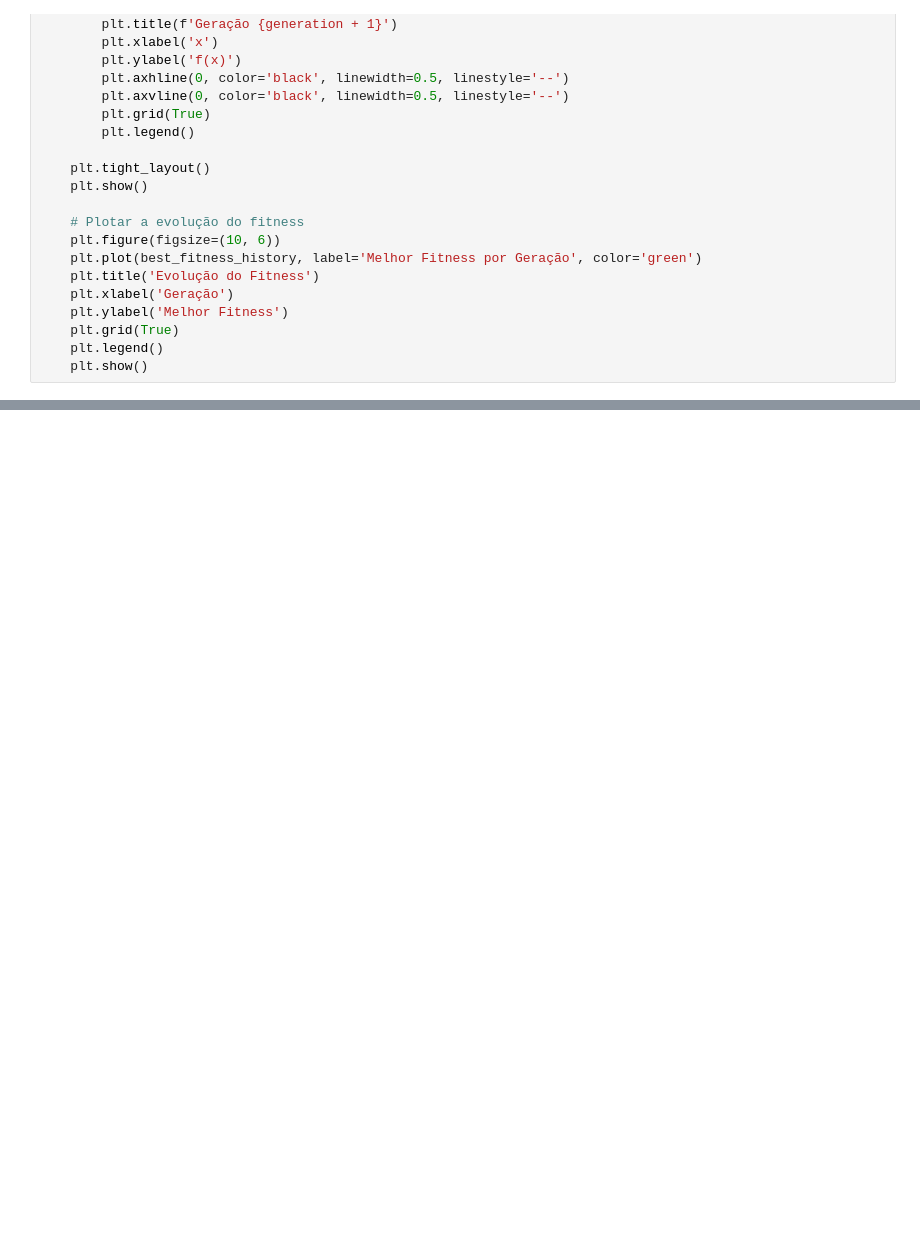
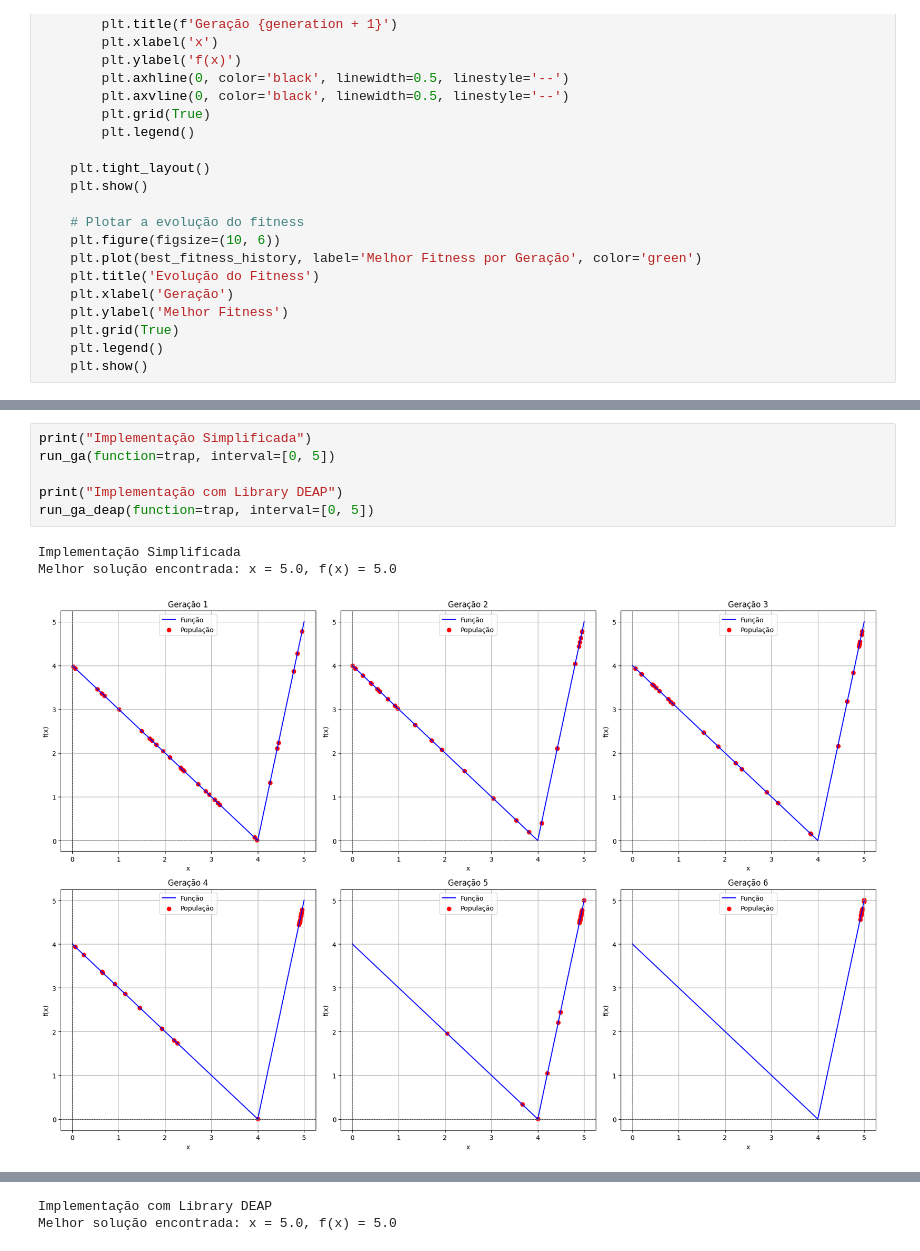
Before and after one commit to JunioCesarFerreira/studies-of-evolutionary-algorithms, a Jupyter notebook: nb/4-find-max-real-function.ipynb, the cells around one changed output, grey strips where cells are left out. Saved outputs shown, nothing was run; the diff lists cells and outputs as text; blank space fills up the shorter version.

```diff
--- a/nb/4-find-max-real-function.ipynb
+++ b/nb/4-find-max-real-function.ipynb
@@ -566,0 +648,10 @@ $$
+# %%
+print("Implementação Simplificada")
+run_ga(function=trap, interval=[0, 5])
+
+print("Implementação com Library DEAP")
+run_ga_deap(function=trap, interval=[0, 5])
+# %% [output]
+Implementação Simplificada
+Melhor solução encontrada: x = 5.0, f(x) = 5.0
+[figure, added]
@@ -566,0 +659,2 @@ $$
+Implementação com Library DEAP
+Melhor solução encontrada: x = 5.0, f(x) = 5.0
```
Also changed, not shown: parts of 19 cells of this notebook.
